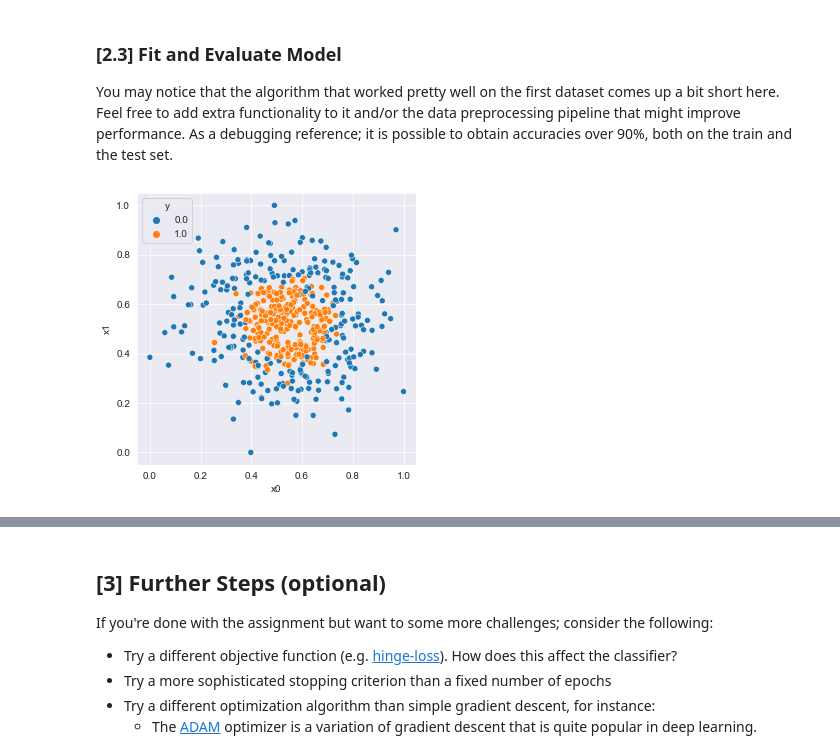
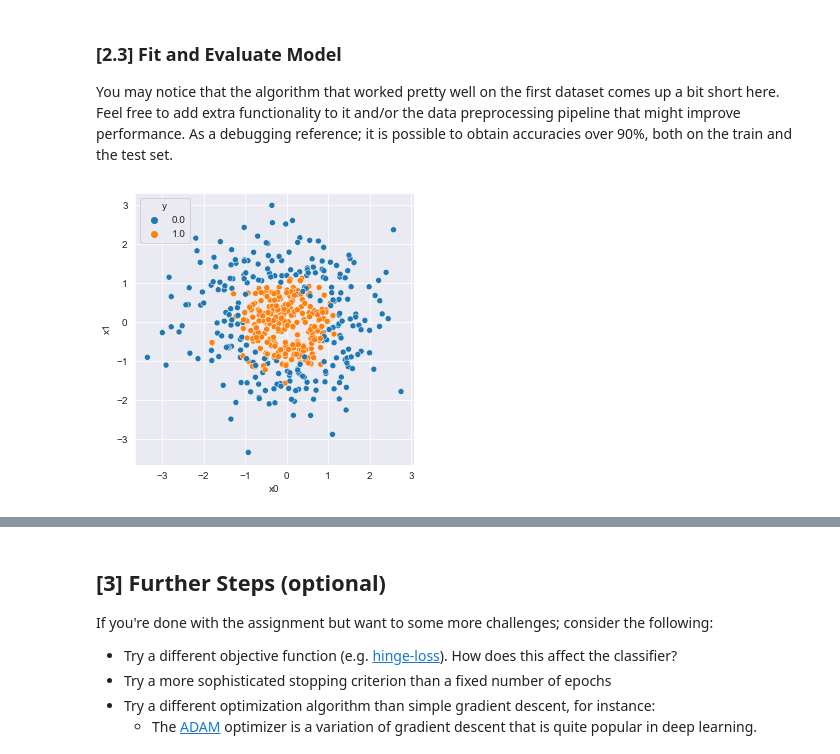
Before and after one commit to Moelfarri/MachineLearning-TDT4173, a Jupyter notebook: logistic_regression/experiment.ipynb, the cells around one changed output, grey strips where cells are left out. Drawn from its saved outputs; the diff is of its cells as text; code cells hidden in the pictures.

```diff
--- a/logistic_regression/experiment.ipynb
+++ b/logistic_regression/experiment.ipynb
@@ -159,12 +156,7 @@ X_test, y_test = data_2_test[['x0', 'x1']], data_2_test['y']
 You may notice that the algorithm that worked pretty well on the first dataset comes up a bit short here. Feel free to add extra functionality to it and/or the data preprocessing pipeline that might improve performance. As a debugging reference; it is possible to obtain accuracies over 90%, both on the train and the test set.
 # %%
 plt.figure(figsize=(5, 5))
-#sns.scatterplot(x='x0', y='x1', hue='y', data=data_2_train);
-#sns.histplot(X_train);
-
-
-normalized_data_2_train = data_2_train[data_2_train.columns[:-1]].apply(lambda x: (x - np.min(x)) / (np.max(x) - np.min(x)))
-X_train, y_train = normalized_data_2_train[['x0', 'x1']], normalized_data_2_train['y']
-sns.scatterplot(x='x0', y='x1', hue='y', data=normalized_data_2_train);
+sns.scatterplot(x='x0', y='x1', hue='y', data=data_2_train);
+#Data Looks pretty nonlinear to me for logistic regression
 # %% [output]
-[figure, old version]
+[figure, new version]
```
Also changed, not shown: parts of 4 cells of this notebook.
